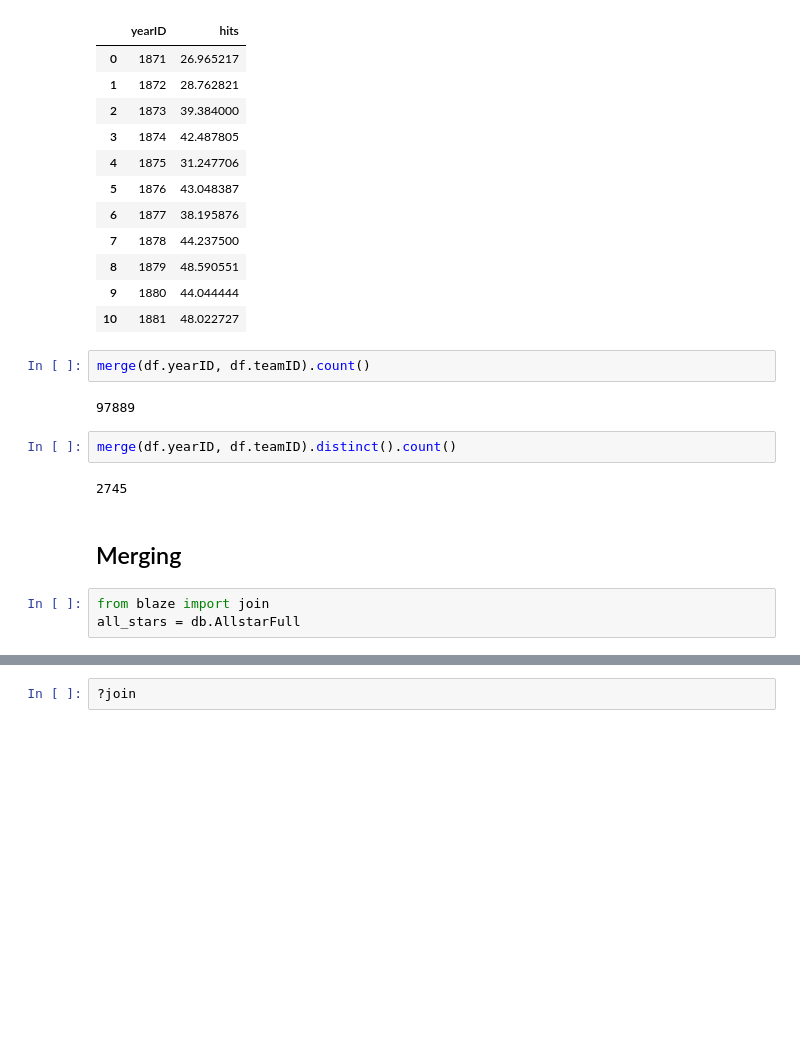
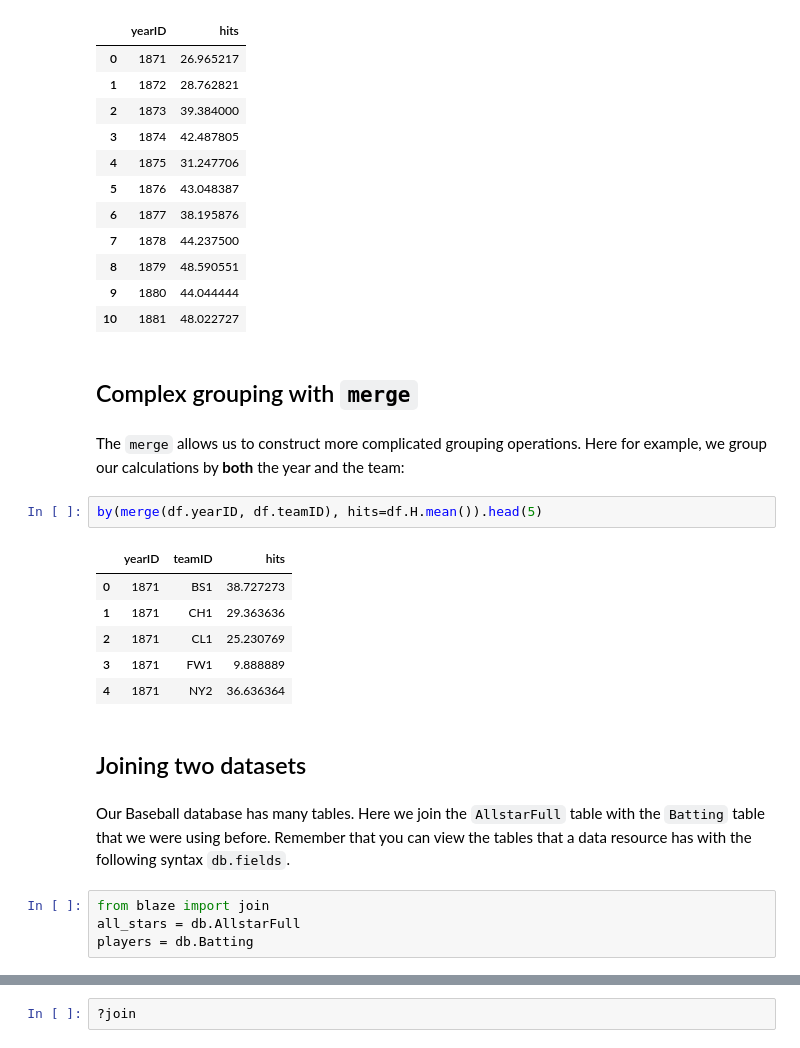
Before and after one commit to Will-So/B, a Jupyter notebook: 10 Minutes Blaze.ipynb, the cells around one changed output, grey strips where cells are left out. Cells and saved outputs as stored; diff of their text form; blank space fills up the shorter version.

```diff
--- a/10 Minutes Blaze.ipynb
+++ b/10 Minutes Blaze.ipynb
@@ -259,19 +248,27 @@ by(df.yearID, hits=df.H.mean())
 | 8 | 1879 | 48.590551 |
 | 9 | 1880 | 44.044444 |
 | 10 | 1881 | 48.022727 |
-# %%
-merge(df.yearID, df.teamID).count()
-# %% [output]
-97889
-# %%
-merge(df.yearID, df.teamID).distinct().count()
-# %% [output]
-2745
-# %% [markdown]
-## Merging
+# %% [markdown]
+## Complex grouping with `merge`
+# %% [markdown]
+The `merge` allows us to construct more complicated grouping operations. Here for example, we group our calculations by **both** the year and the team:
+# %%
+by(merge(df.yearID, df.teamID), hits=df.H.mean()).head(5)
+# %% [output]
+|  | yearID | teamID | hits |
+| 0 | 1871 | BS1 | 38.727273 |
+| 1 | 1871 | CH1 | 29.363636 |
+| 2 | 1871 | CL1 | 25.230769 |
+| 3 | 1871 | FW1 | 9.888889 |
+| 4 | 1871 | NY2 | 36.636364 |
+# %% [markdown]
+## Joining two datasets
+# %% [markdown]
+Our Baseball database has many tables. Here we join the `AllstarFull` table with the `Batting` table that we were using before. Remember that you can view the tables that a data resource has with the following syntax `db.fields`.
 # %%
 from blaze import join
 all_stars = db.AllstarFull
+players = db.Batting
 # %%
 all_stars.head(2)
 # %% [output]
```
Also changed, not shown: parts of 30 cells of this notebook.
